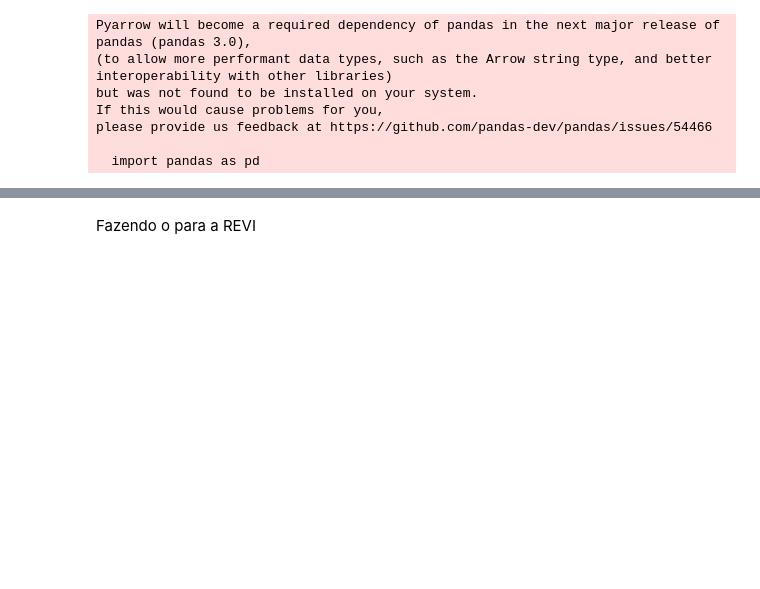
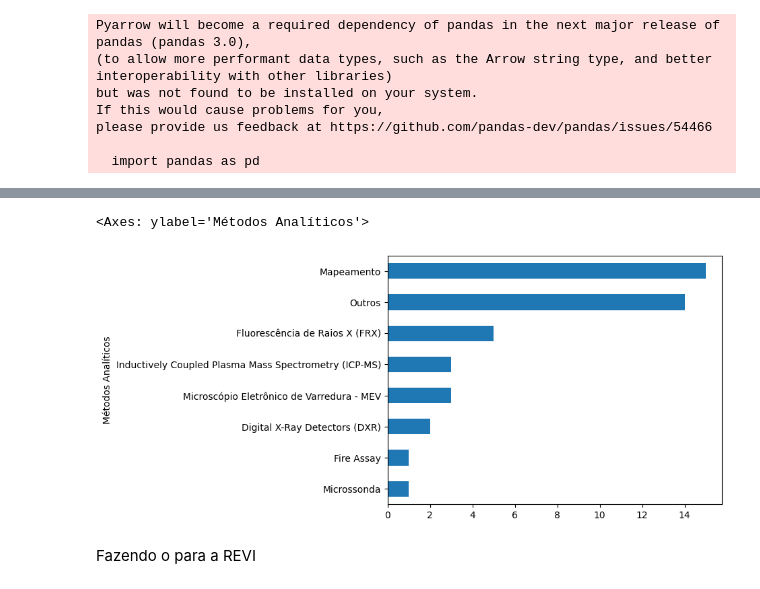
Before and after one commit to dpsales/auto-sei, a Jupyter notebook: teste.ipynb, the cells around one changed output, grey strips where cells are left out. Saved outputs shown, nothing was run; the diff lists cells and outputs as text; code cells hidden in the pictures; blank space fills up the shorter version.

```diff
--- a/teste.ipynb
+++ b/teste.ipynb
@@ -224,27 +140,30 @@ rema = pd.to_csv('rema.csv', delimiter=";");
 # %%
 ylabel= 'Métodos Analíticos'
 (
     df.reset_index()
     .melt(id_vars=["index"], value_vars=df.columns[6:22],var_name = ylabel)
     .query('value == True')
     .loc[:, ylabel]
 #    .squeeze()
     .value_counts(ascending=True)
     .plot(kind='barh')
 )
 
-ylabel= 'Finalidade'
-(
-    df.reset_index()
-    .melt(id_vars=["index"], value_vars=df.columns[22:32],var_name = ylabel)
-    .query('value == True')
-    .loc[:, ylabel]
-#    .squeeze()
-    .value_counts(ascending=True)
-    .plot(kind='barh')
-)
+# ylabel= 'Finalidade'
+# (
+#     df.reset_index()
+#     .melt(id_vars=["index"], value_vars=df.columns[22:32],var_name = ylabel)
+#     .query('value == True')
+#     .loc[:, ylabel]
+# #    .squeeze()
+#     .value_counts(ascending=True)
+#     .plot(kind='barh')
+# )
 
-df.iloc[:, 0].value_counts().plot.pie()
+#df.iloc[:, 0].value_counts().plot.pie()
+# %% [output]
+<Axes: ylabel='Métodos Analíticos'>
+[figure, added]
 # %% [markdown]
 Fazendo o para a REVI
 # %%
```
Also changed, not shown: parts of 32 cells of this notebook, 7 other files.
